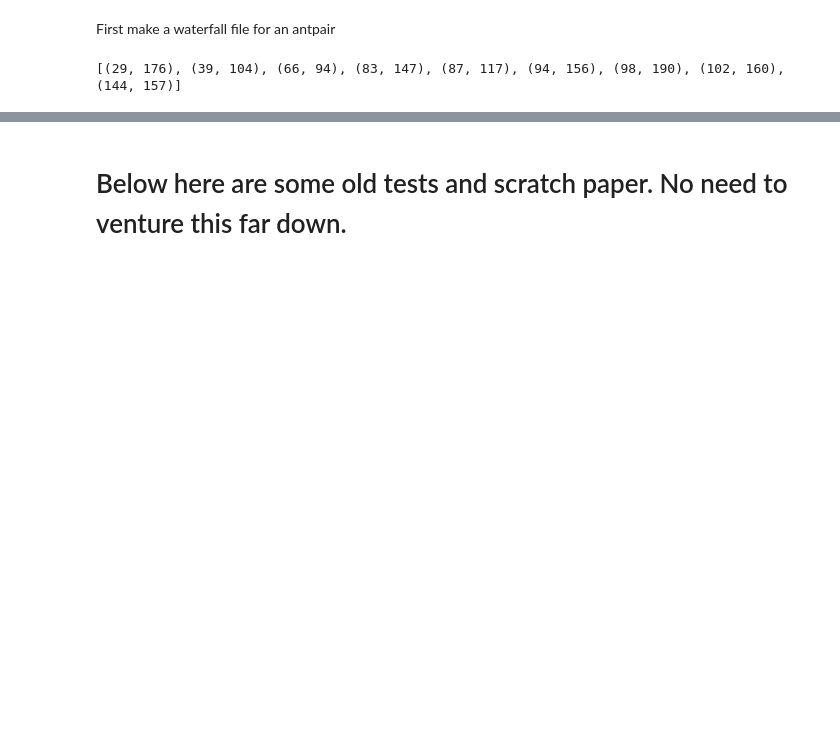
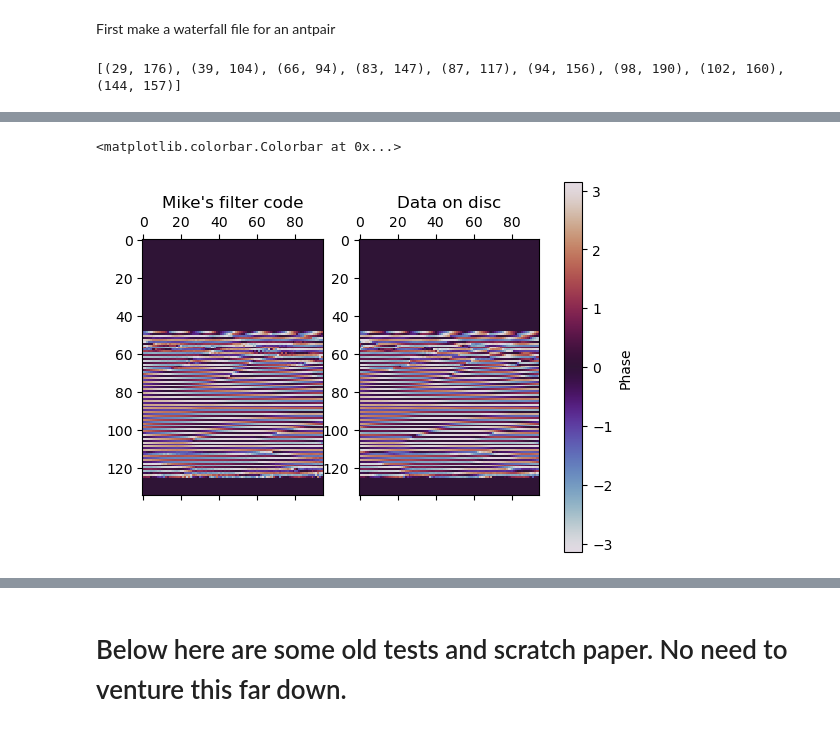
Before and after one commit to mwilensky768/HERA_FRF_cov, a Jupyter notebook: FRF_calc.ipynb, the cells around one changed output, grey strips where cells are left out. Saved outputs shown, nothing was run; the diff lists cells and outputs as text; code cells hidden in the pictures; blank space fills up the shorter version.

```diff
--- a/FRF_calc.ipynb
+++ b/FRF_calc.ipynb
@@ -561,0 +607,11 @@ AssertionError: Data are not all close. More inspection warranted.
+# %%
+fig, ax = plt.subplots(ncols=2)
+
+im = ax[0].matshow(np.angle(filt_dat), cmap="twilight")
+ax[0].set_title("Mike's filter code")
+ax[1].matshow(np.angle(pipeline_filt_dat), cmap="twilight")
+ax[1].set_title("Data on disc")
+fig.colorbar(im, ax=ax.ravel().tolist(), label="Phase")
+# %% [output]
+<matplotlib.colorbar.Colorbar at 0x...>
+[figure, added]
```
Also changed, not shown: parts of 34 cells of this notebook.
